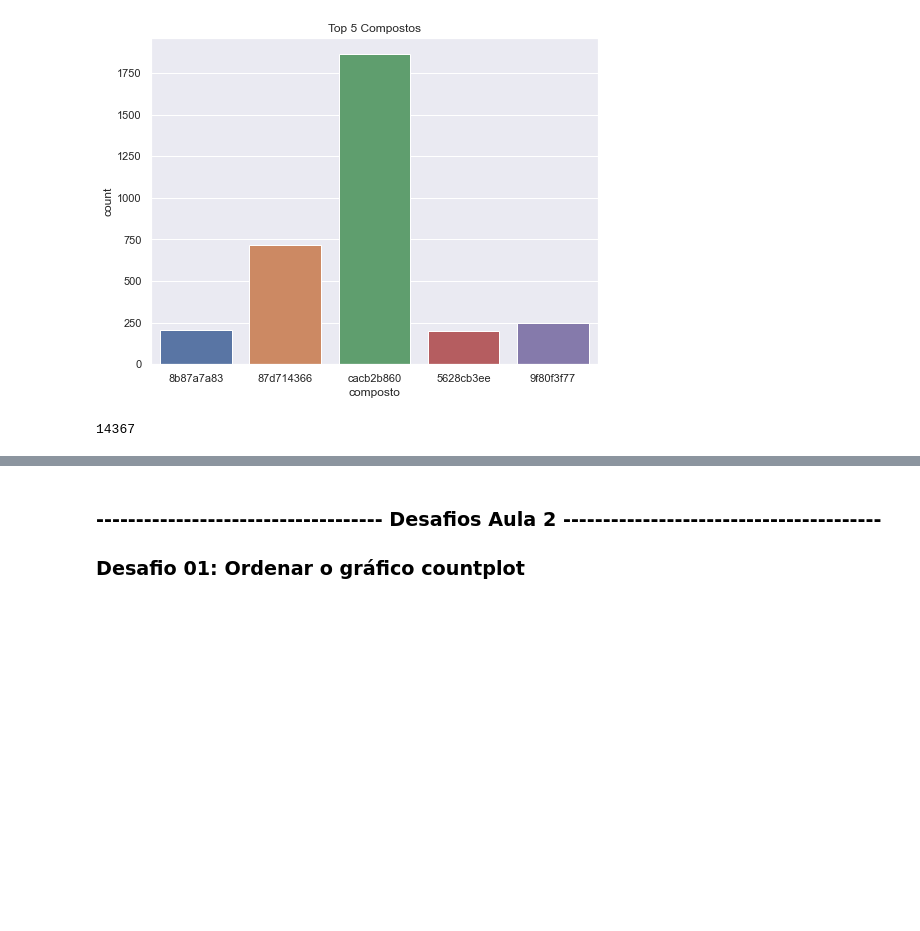
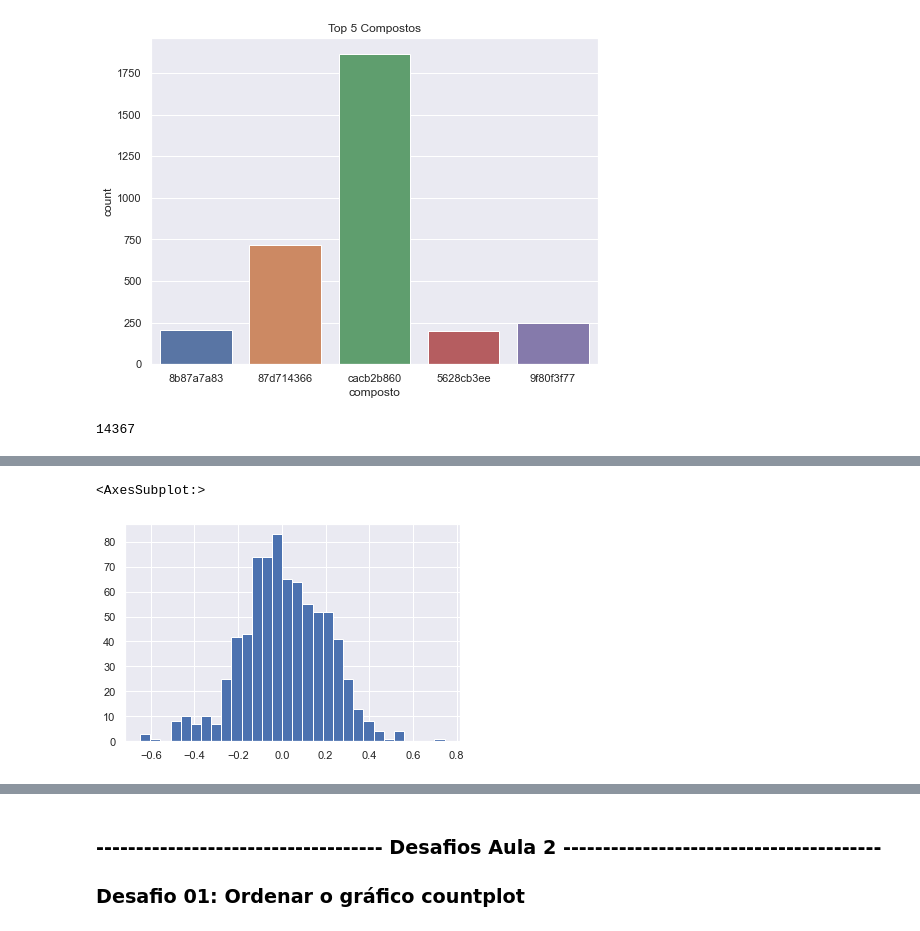
Before and after one commit to iplusl/Imersao_Dados, a Jupyter notebook: Imersao_Dados.ipynb, the cells around one changed output, grey strips where cells are left out. Cells and saved outputs as stored; diff of their text form; code cells hidden in the pictures; blank space fills up the shorter version.

```diff
--- a/Imersao_Dados.ipynb
+++ b/Imersao_Dados.ipynb
@@ -274,0 +339,5 @@ len(dados['g0'].unique())
+# %%
+dados.loc[:, 'g0':'g771'].describe().T['mean'].hist(bins=30)
+# %% [output]
+<AxesSubplot:>
+[figure, added]
```
Also changed, not shown: parts of 19 cells of this notebook.
